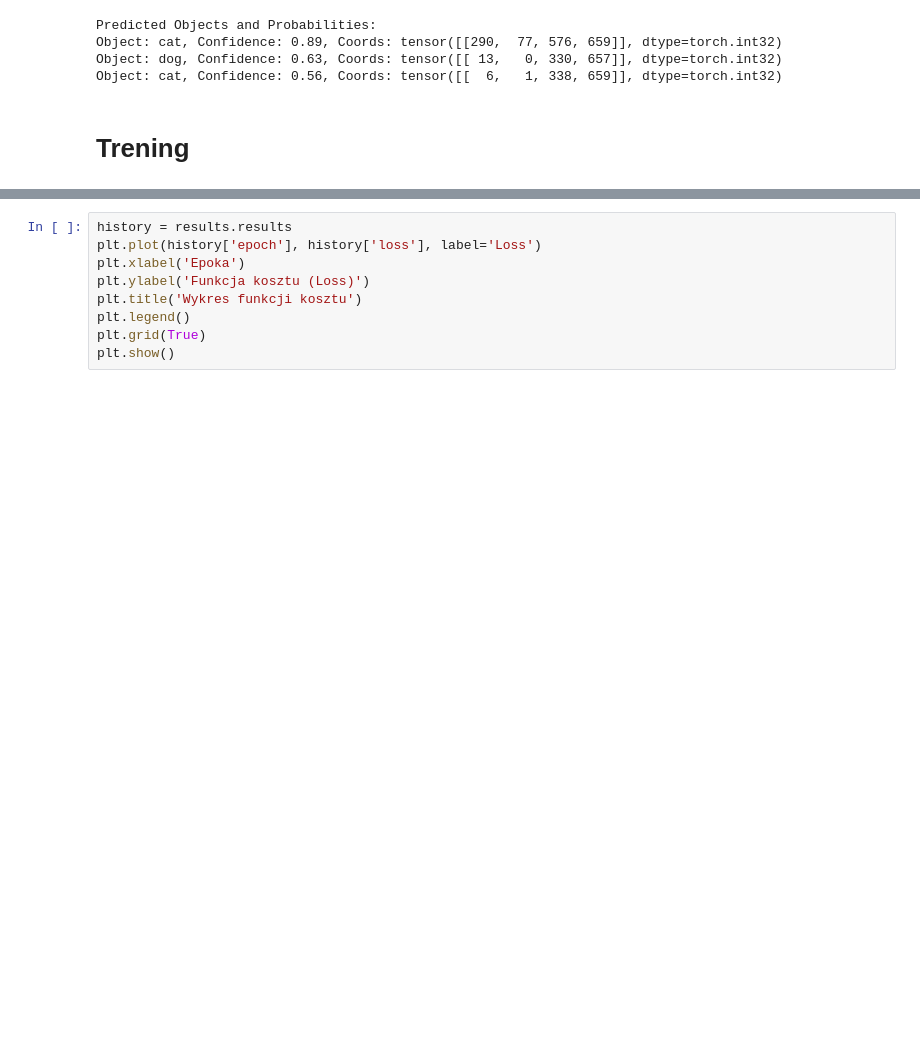
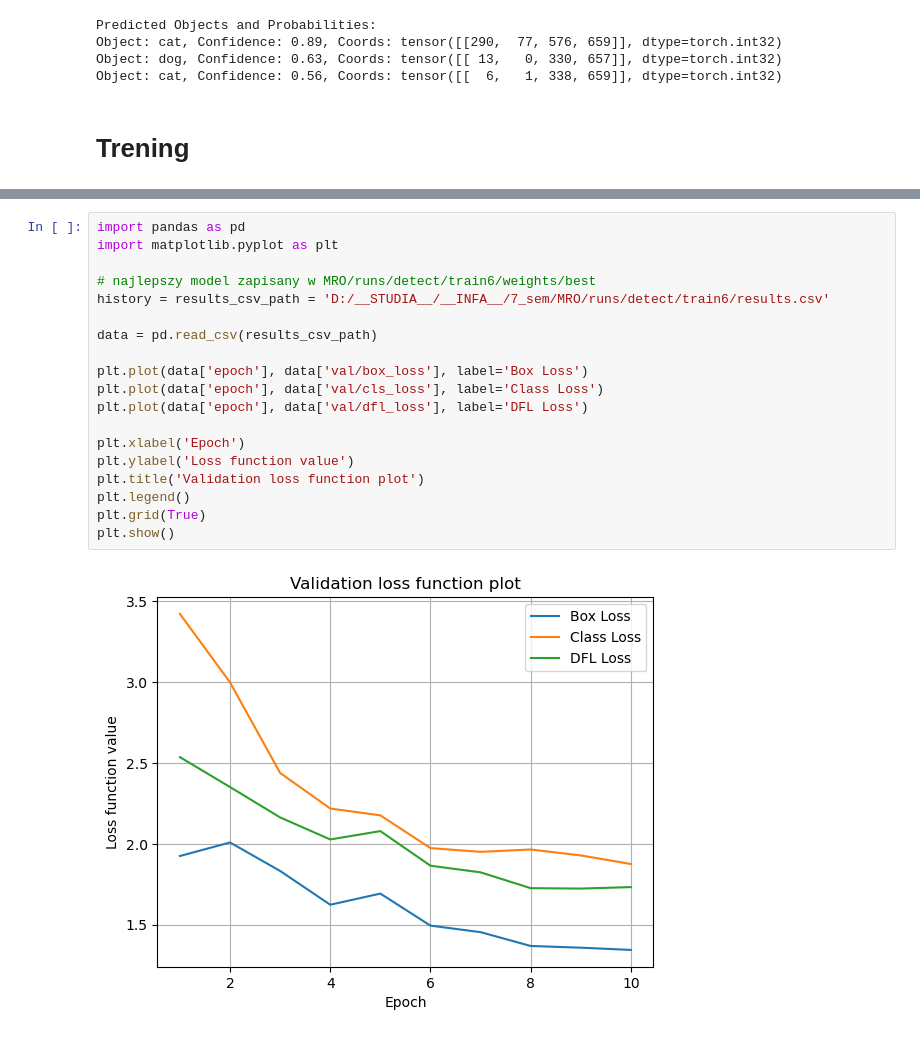
Before and after one commit to tranquilo-01/MRO, a Jupyter notebook: lab04/kod/lab04.ipynb, the cells around one changed output, grey strips where cells are left out. Saved outputs shown, nothing was run; the diff lists cells and outputs as text; blank space fills up the shorter version.

Commit message:
plot

```diff
--- a/lab04/kod/lab04.ipynb
+++ b/lab04/kod/lab04.ipynb
@@ -92,9 +91,21 @@ Closing dataloader mosaic
-# %%
-history = results.results
-plt.plot(history['epoch'], history['loss'], label='Loss')
-plt.xlabel('Epoka')
-plt.ylabel('Funkcja kosztu (Loss)')
-plt.title('Wykres funkcji kosztu')
-plt.legend()
-plt.grid(True)
-plt.show()
+# %%
+import pandas as pd
+import matplotlib.pyplot as plt
+
+# najlepszy model zapisany w MRO/runs/detect/train6/weights/best
+history = results_csv_path = 'D:/__STUDIA__/__INFA__/7_sem/MRO/runs/detect/train6/results.csv'
+
+data = pd.read_csv(results_csv_path)
+
+plt.plot(data['epoch'], data['val/box_loss'], label='Box Loss')
+plt.plot(data['epoch'], data['val/cls_loss'], label='Class Loss')
+plt.plot(data['epoch'], data['val/dfl_loss'], label='DFL Loss')
+
+plt.xlabel('Epoch')
+plt.ylabel('Loss function value')
+plt.title('Validation loss function plot')
+plt.legend()
+plt.grid(True)
+plt.show()
+# %% [output]
+[figure, added]
```
Also changed, not shown: parts of 2 cells of this notebook.
